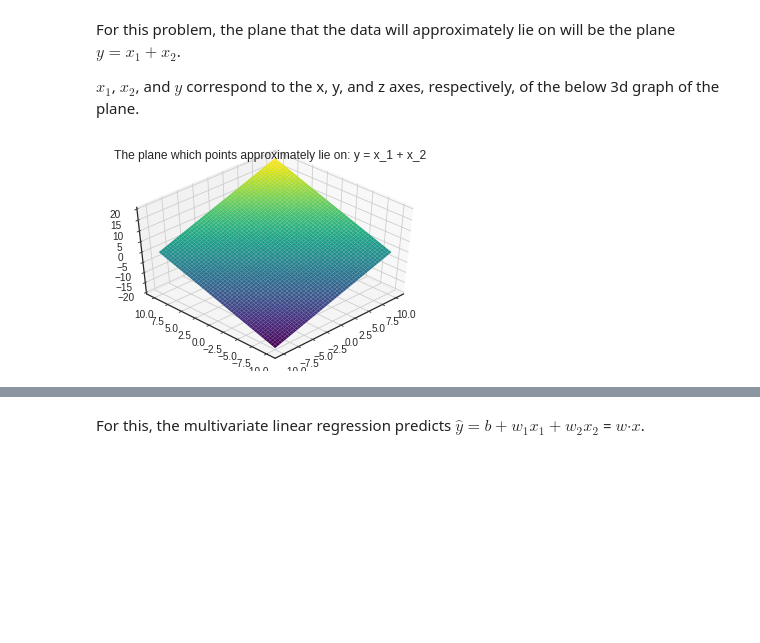
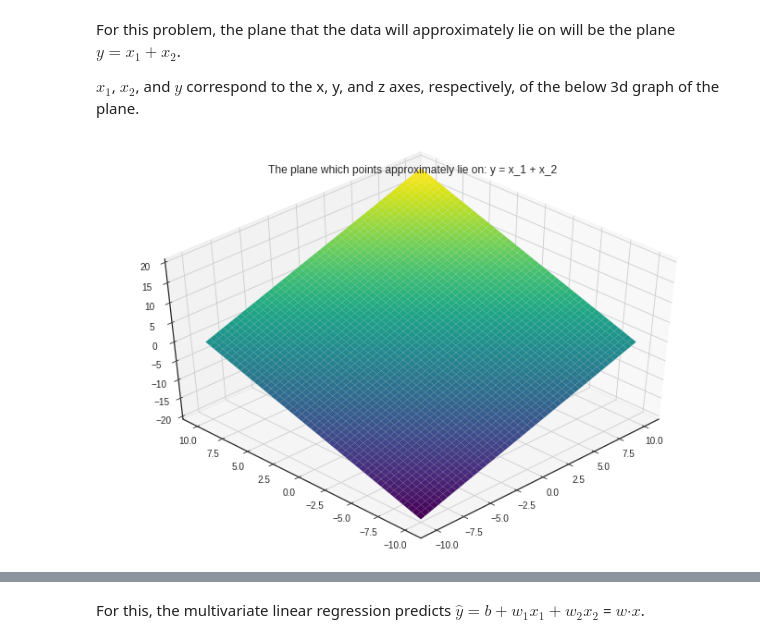
Before and after one commit to cweikucf/cap4630, a Jupyter notebook: HW_2/ConnerWeik_CAP4630_Homework2.ipynb, the cells around one changed output, grey strips where cells are left out. Drawn from its saved outputs; the diff is of its cells as text; code cells hidden in the pictures; blank space fills up the shorter version.

```diff
--- a/HW_2/ConnerWeik_CAP4630_Homework2.ipynb
+++ b/HW_2/ConnerWeik_CAP4630_Homework2.ipynb
@@ -152,20 +155,21 @@ $x_1$, $x_2$, and $y$ correspond to the x, y, and z axes, respectively, of the b
 # %%
 # Setting up and plotting the plane that points approximately lie on
 def problem2_plane(x_1,x_2):
   return x_1 + x_2
 
 x_1 = np.linspace(-10, 10)
 x_2 = np.linspace(-10, 10)
 
 X_1, X_2 = np.meshgrid(x_1, x_2)
 Y = problem2_plane(X_1, X_2)
 
+fig = plt.figure(figsize=(12, 8))
 ax = plt.axes(projection='3d')
 ax.plot_surface(X_1, X_2, Y, rstride=1, cstride=1,
                 cmap='viridis', edgecolor='none')
 ax.set_title('The plane which points approximately lie on: y = x_1 + x_2');
 
 ax.view_init(45, 225)
 # %% [output]
-[figure, old version]
+[figure, new version]
 # %% [markdown]
```
Also changed, not shown: parts of 21 cells of this notebook.
